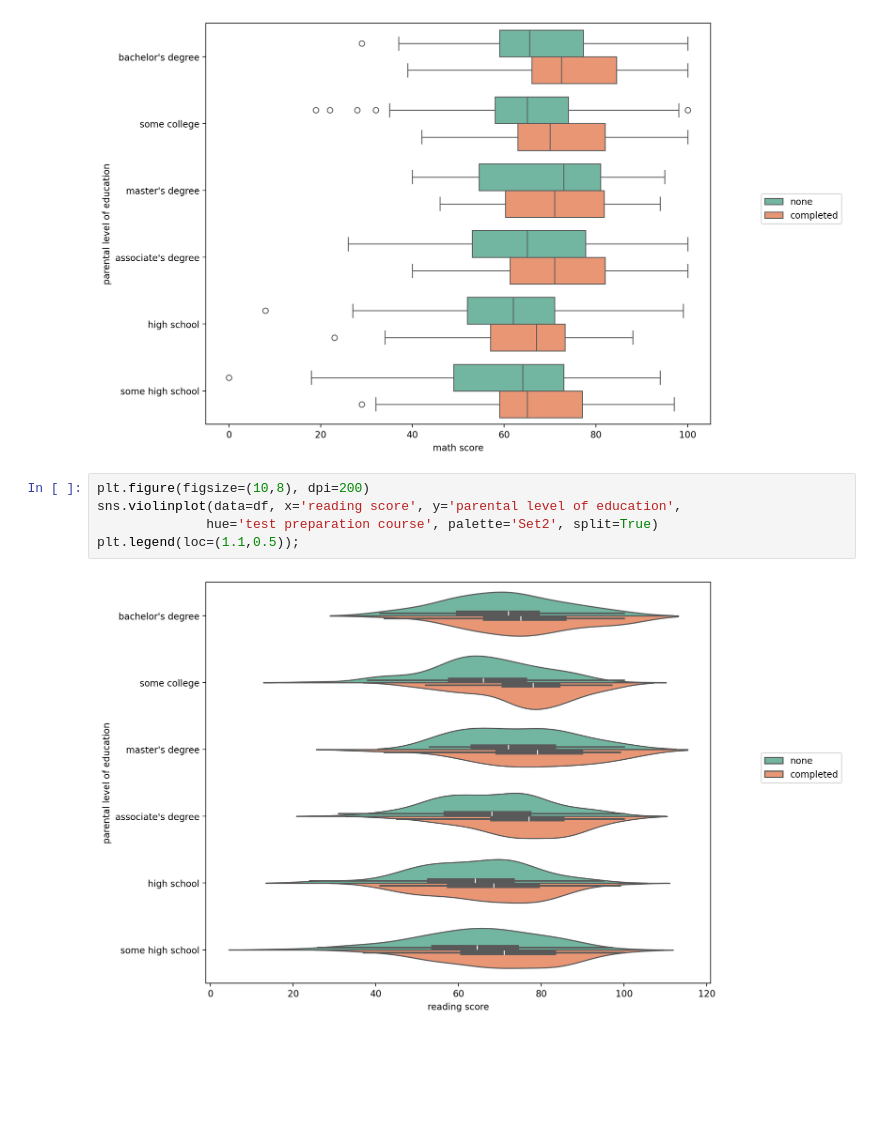
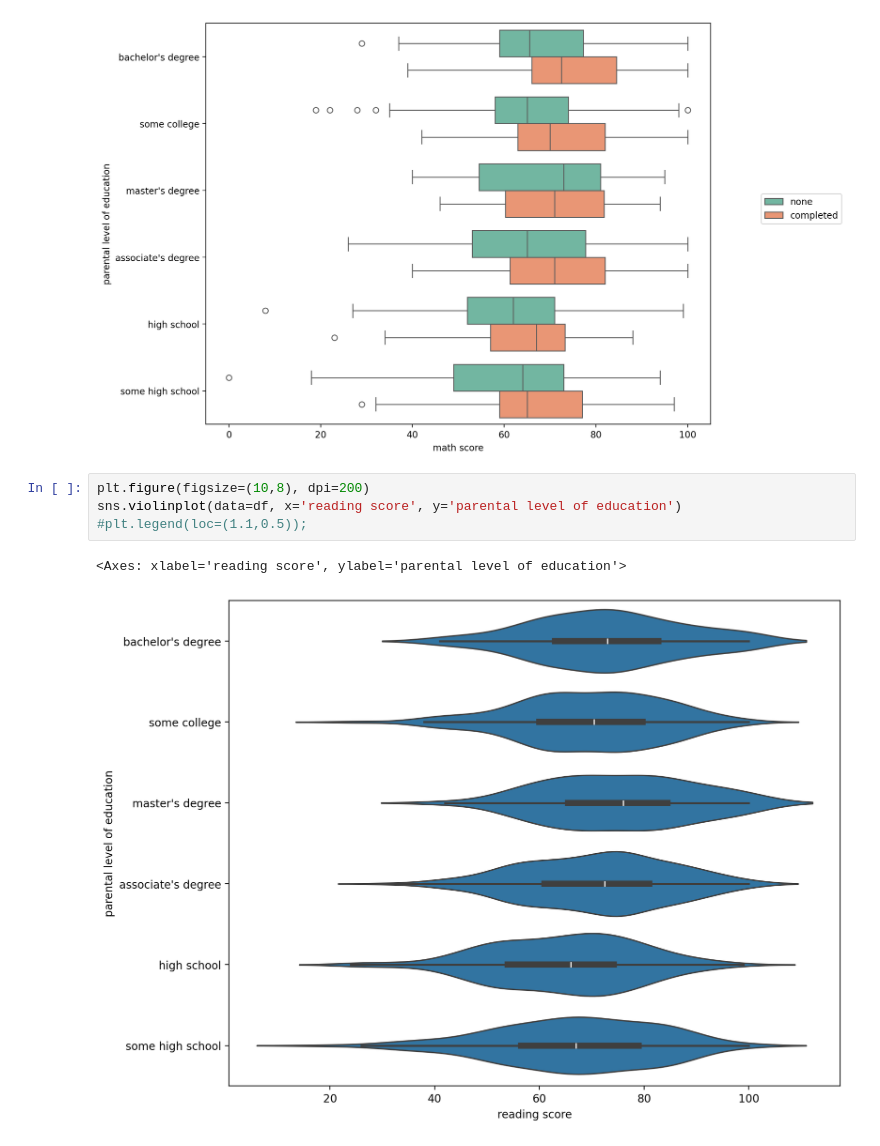
Before and after one commit to che711/DS_ML_course, a Jupyter notebook: lesson5_Seaborn/lesson4_categorical_plots_part2.ipynb, the cells around one changed output. Drawn from its saved outputs; the diff is of its cells as text; blank space fills up the shorter version.

```diff
--- a/lesson5_Seaborn/lesson4_categorical_plots_part2.ipynb
+++ b/lesson5_Seaborn/lesson4_categorical_plots_part2.ipynb
@@ -24,8 +24,8 @@ plt.legend(loc=(1.1,0.5))
 [figure]
 # %%
 plt.figure(figsize=(10,8), dpi=200)
-sns.violinplot(data=df, x='reading score', y='parental level of education',
-              hue='test preparation course', palette='Set2', split=True)
-plt.legend(loc=(1.1,0.5));
+sns.violinplot(data=df, x='reading score', y='parental level of education')
+#plt.legend(loc=(1.1,0.5));
 # %% [output]
+<Axes: xlabel='reading score', ylabel='parental level of education'>
-[figure, old version]
+[figure, new version]
```
Also changed, not shown: parts of 3 cells of this notebook, 1 other file.
